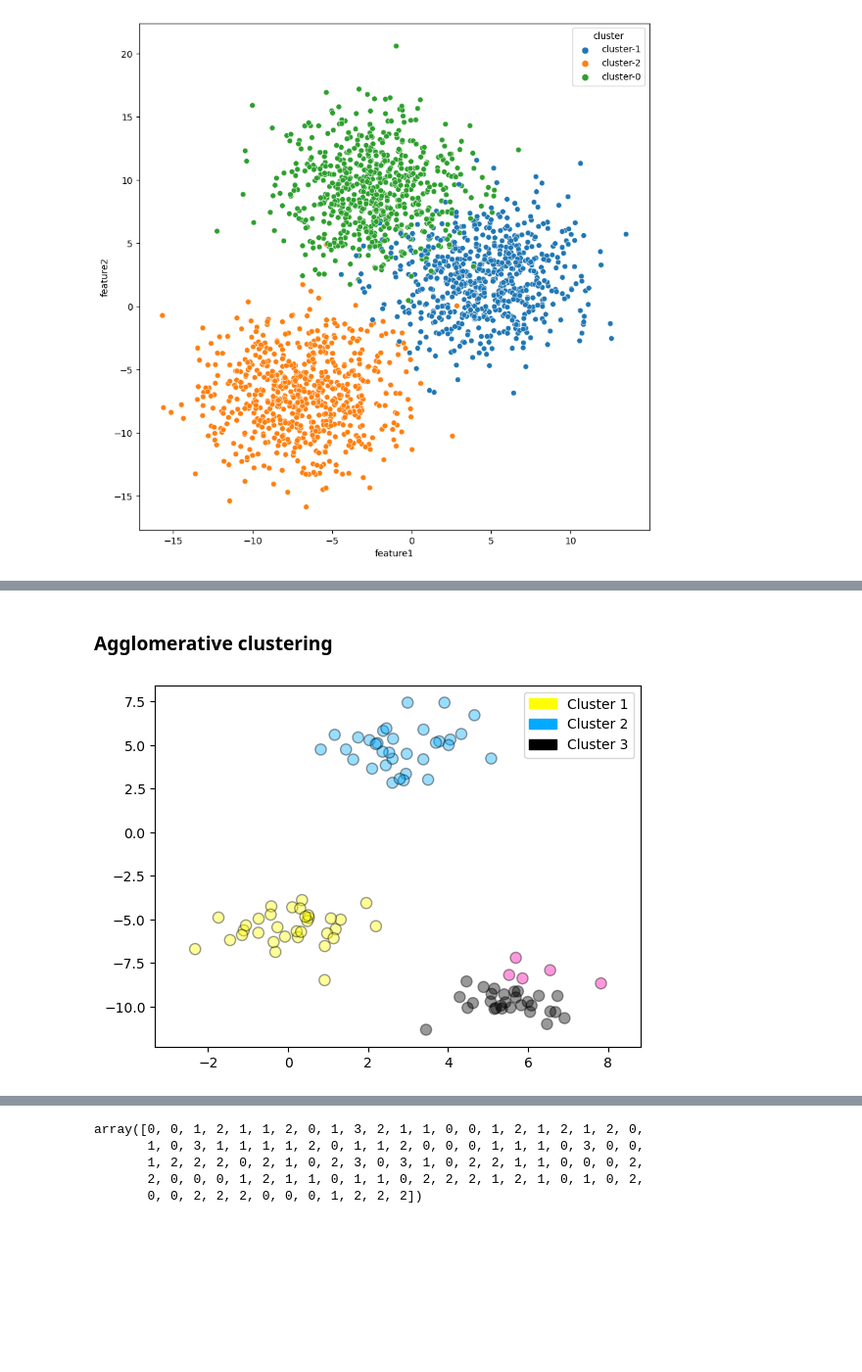
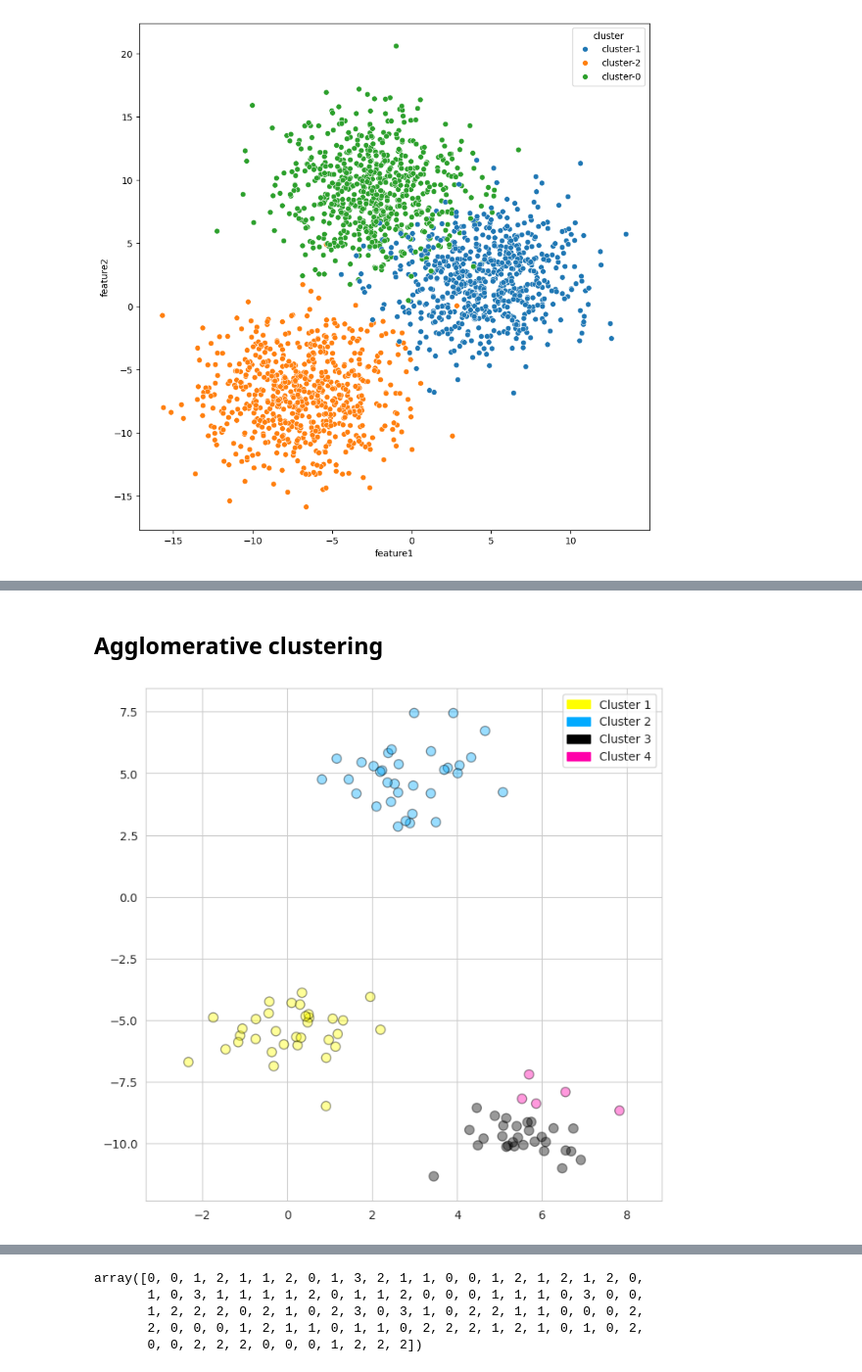
Before and after one commit to MillerQuintero2001/ARISA_Project_Data_Science, a Jupyter notebook: Class_#8/ARISA 8 - UNSUPERVISED.ipynb, the cells around one changed output, grey strips where cells are left out. Shown at 98% size. Drawn from its saved outputs; the diff is of its cells as text; code cells hidden in the pictures; blank space fills up the shorter version.

```diff
--- a/Class_#8/ARISA 8 - UNSUPERVISED.ipynb
+++ b/Class_#8/ARISA 8 - UNSUPERVISED.ipynb
@@ -385,18 +427,18 @@ For n_clusters = 10 The average silhouette_score is : 0.3912884245125424
 # %% [markdown]
-### Agglomerative clustering
+## Agglomerative clustering
 # %%
 from sklearn.datasets import make_blobs
 from sklearn.cluster import AgglomerativeClustering
 from adspy_shared_utilities import plot_labelled_scatter
 
-X, y = make_blobs(random_state = 10) #100 por defectos n_samples
+X, y = make_blobs(random_state = 10) #100 samples, 2 features, 3 centers by default
 
-#efecto linkaege
-
+# Linkage methods: 'ward', 'complete', 'average', 'single', we choose 'complete'
+# The 'complete' linkage uses the maximum distances between all observations of the two sets.
 cls = AgglomerativeClustering(n_clusters = 4, linkage='complete')
 cls_assignment = cls.fit_predict(X)
 
 plot_labelled_scatter(X, cls_assignment,
-        ['Cluster 1', 'Cluster 2', 'Cluster 3'])
+        ['Cluster 1', 'Cluster 2', 'Cluster 3', 'Cluster 4'])
 # %% [output]
-[figure, old version]
+[figure, new version]
```
Also changed, not shown: parts of 61 cells of this notebook, 4 other files.
